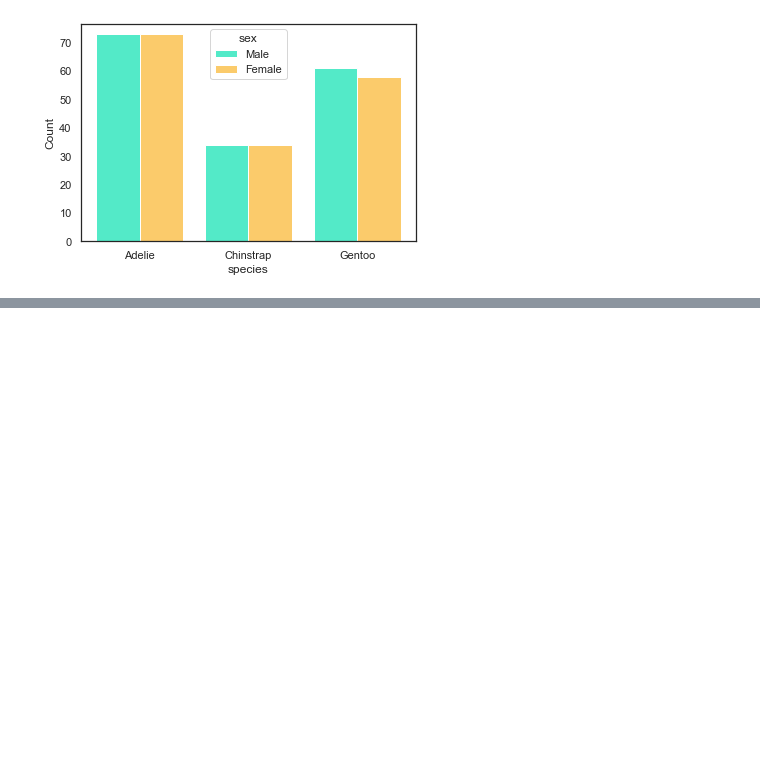
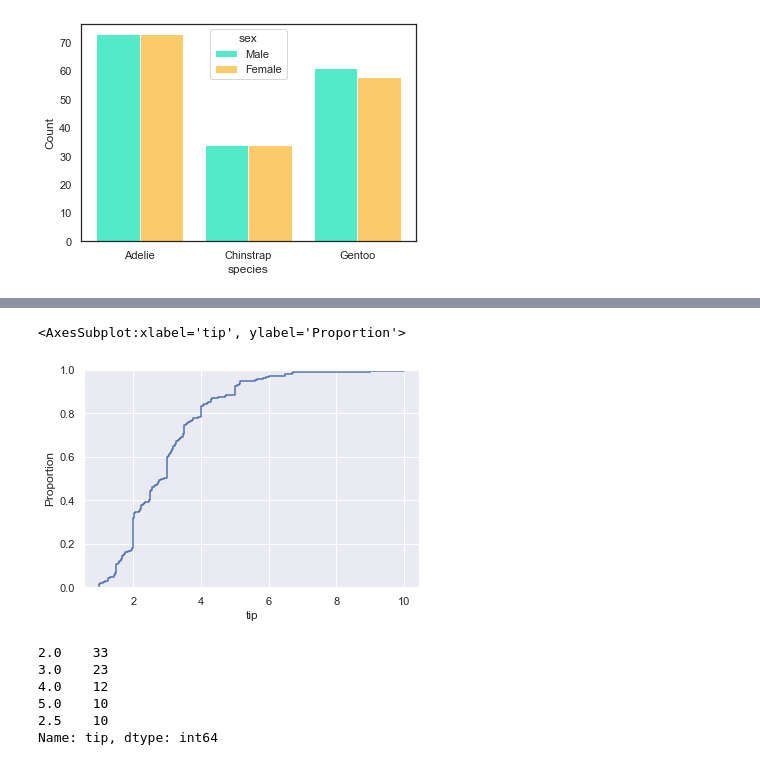
Before and after one commit to sinchan-s/everything_data_science, a Jupyter notebook: Seaborn tuts.ipynb, the cells around one changed output, grey strips where cells are left out. Cells and saved outputs as stored; diff of their text form; code cells hidden in the pictures; blank space fills up the shorter version.

```diff
--- a/Seaborn tuts.ipynb
+++ b/Seaborn tuts.ipynb
@@ -184,0 +187,3 @@ sns.histplot(x='species', hue='sex', multiple='dodge', data=penguins,
+# %%
+tips = sns.load_dataset('tips')
+tips
@@ -184,0 +204,16 @@ sns.histplot(x='species', hue='sex', multiple='dodge', data=penguins,
+# %%
+sns.set_style('darkgrid')
+# %%
+sns.ecdfplot(x='tip', data=tips)
+# %% [output]
+<AxesSubplot:xlabel='tip', ylabel='Proportion'>
+[figure, added]
+# %%
+tips.tip.value_counts().head()
+# %% [output]
+2.0    33
+3.0    23
+4.0    12
+5.0    10
+2.5    10
+Name: tip, dtype: int64
```
Also changed, not shown: parts of 35 cells of this notebook.
